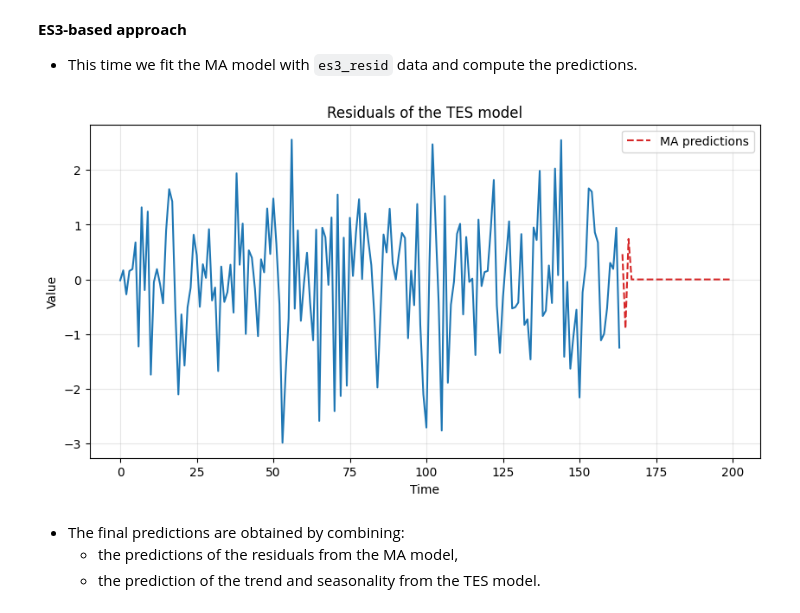
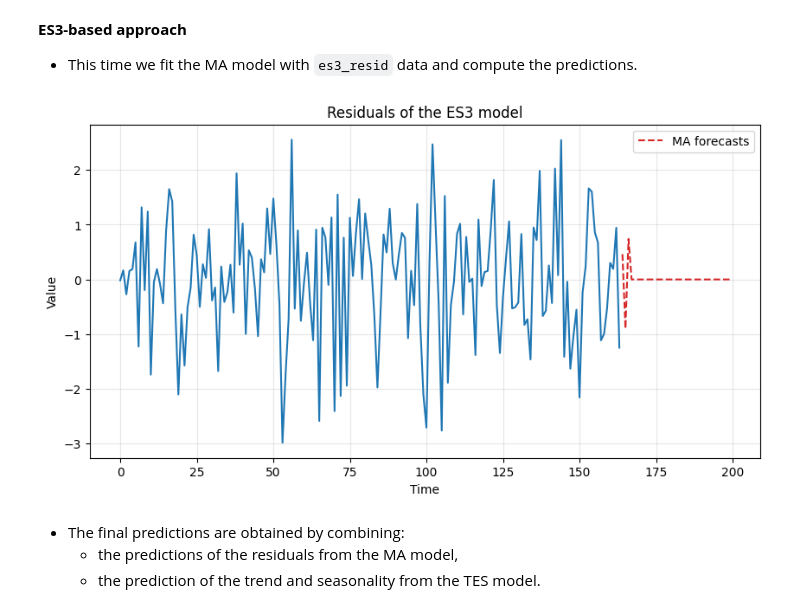
Before and after one commit to nsydn/ise043_tsaf, a Jupyter notebook: ise043_tsaf_2526f_4_ar_ma.ipynb, the cells around one changed output. Saved outputs shown, nothing was run; the diff lists cells and outputs as text; code cells hidden in the pictures.

```diff
--- a/ise043_tsaf_2526f_4_ar_ma.ipynb
+++ b/ise043_tsaf_2526f_4_ar_ma.ipynb
@@ -745,15 +745,14 @@ plt.legend();
 # %%
 model_MA = ARIMA(es3_resid, order=(0,0,3))
 model_MA_fit = model_MA.fit() # Fit the model
 
-es3_resid_preds = model_MA_fit.forecast(steps=len(test2)) # Compute predictions
+es3_resid_fore = model_MA_fit.forecast(steps=len(test2)) # Compute predictions
 
-ts_plot(time[:164], es3_resid, "")
-plt.plot(time[164:], es3_resid_preds, label='MA predictions', linestyle='--', color='tab:red')
-plt.title('Residuals of the TES model')
+ts_plot(time[:164], es3_resid, "Residuals of the ES3 model")
+plt.plot(time[164:], es3_resid_fore, label='MA forecasts', linestyle='--', color='tab:red')
 plt.legend();
 # %% [output]
-[figure, old version]
+[figure, new version]
 # %% [markdown]
 - The final predictions are obtained by combining:
     - the predictions of the residuals from the MA model,
```
Also changed, not shown: parts of 3 cells of this notebook.
